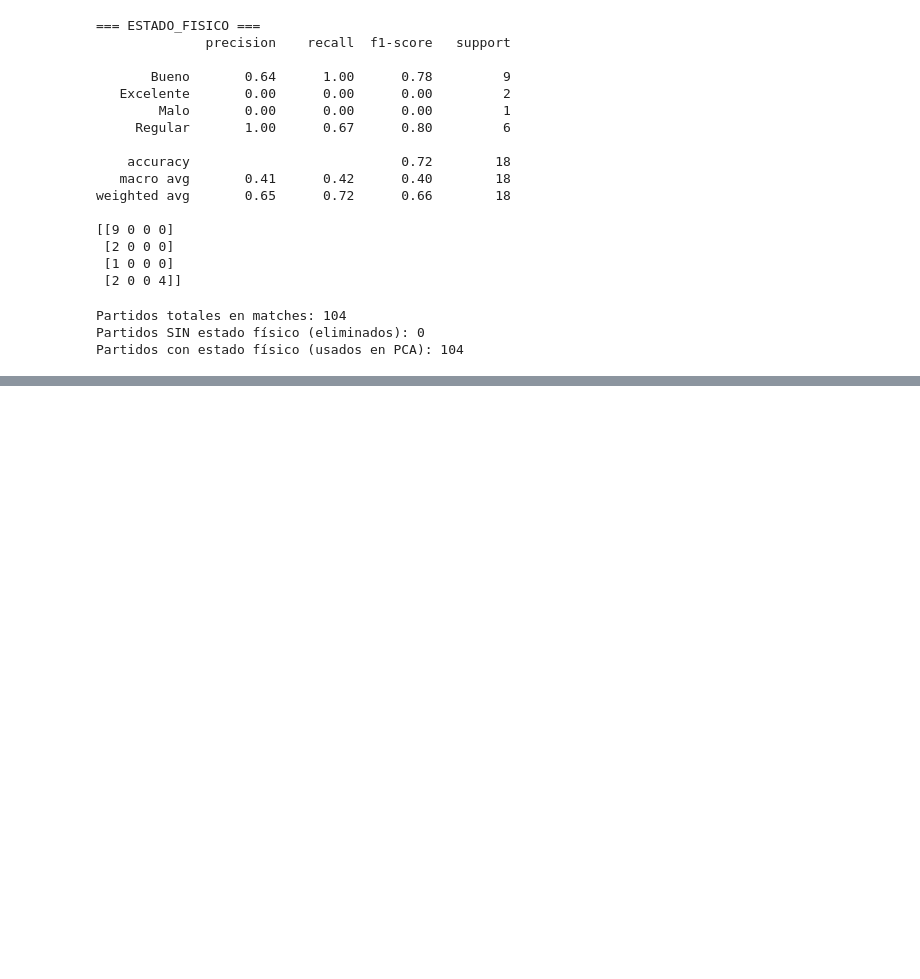
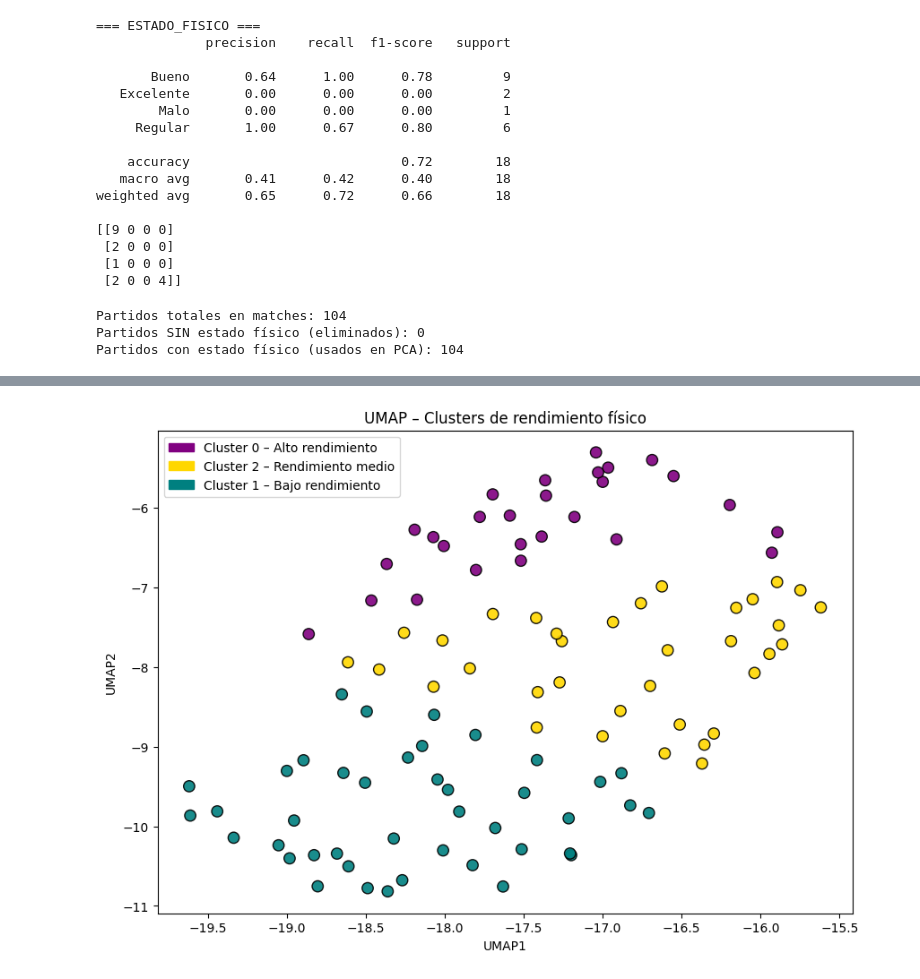
Before and after one commit to Limao0521/ProyectoAnalitica, a Jupyter notebook: Proyecto.ipynb, the cells around one changed output, grey strips where cells are left out. Saved outputs shown, nothing was run; the diff lists cells and outputs as text; code cells hidden in the pictures; blank space fills up the shorter version.

```diff
--- a/Proyecto.ipynb
+++ b/Proyecto.ipynb
@@ -1624,0 +1839,8 @@ Name: count, dtype: int64
+# %%
+cluster_mapping = {
+    0: "Alto rendimiento",
+    2: "Rendimiento medio",
+    1: "Bajo rendimiento"
+}
+
+matches['nivel_rendimiento'] = matches['cluster_umap'].map(cluster_mapping)
@@ -1624,0 +1891,31 @@ Name: count, dtype: int64
+# %%
+import matplotlib.pyplot as plt
+import matplotlib.patches as mpatches
+
+colores_cluster = {
+    0: "purple",     # Alto rendimiento
+    1: "teal",       # Bajo rendimiento
+    2: "gold"        # Medio rendimiento
+}
+
+plt.figure(figsize=(10,7))
+plt.scatter(
+    matches["UMAP1"],
+    matches["UMAP2"],
+    c=matches["cluster_umap"].map(colores_cluster),
+    s=80, alpha=0.9, edgecolor="black"
+)
+
+plt.title("UMAP – Clusters de rendimiento físico")
+plt.xlabel("UMAP1")
+plt.ylabel("UMAP2")
+
+legend_patches = [
+    mpatches.Patch(color="purple", label="Cluster 0 – Alto rendimiento"),
+    mpatches.Patch(color="gold", label="Cluster 2 – Rendimiento medio"),
+    mpatches.Patch(color="teal", label="Cluster 1 – Bajo rendimiento")
+]
+plt.legend(handles=legend_patches)
+plt.show()
+# %% [output]
+[figure, added]
```
Also changed, not shown: parts of 45 cells of this notebook.
